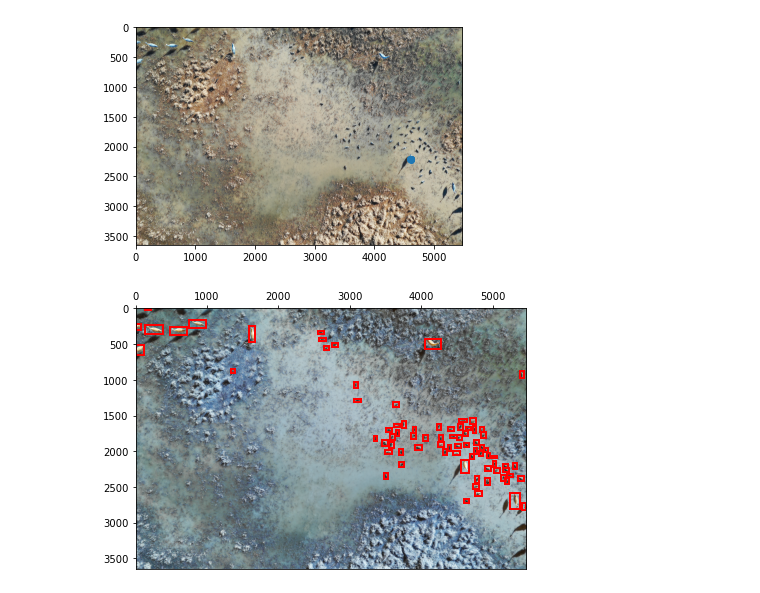
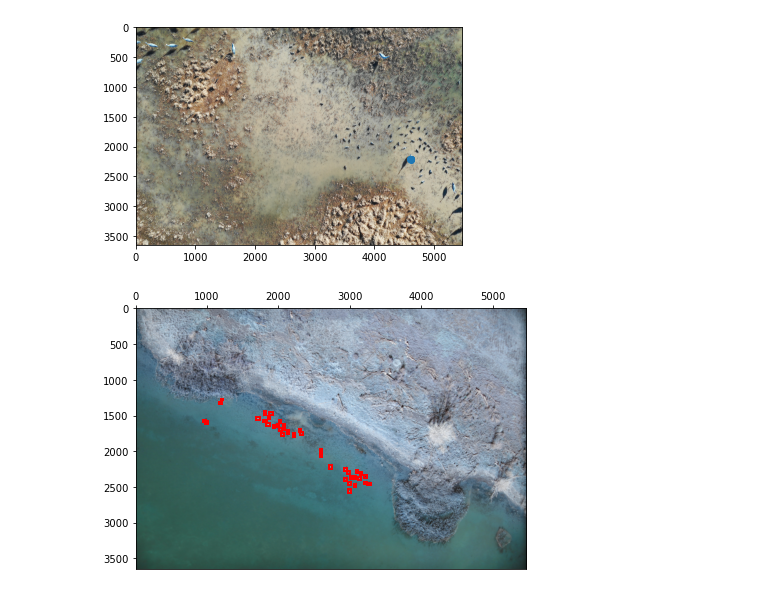
Before and after one commit to rowanoaktree/AggregationScripts, a Jupyter notebook: utils/usfws_refinement.ipynb, the cells around one changed output. Cells and saved outputs as stored; diff of their text form; code cells hidden in the pictures.

```diff
--- a/utils/usfws_refinement.ipynb
+++ b/utils/usfws_refinement.ipynb
@@ -218,33 +218,33 @@ ax.scatter(onecluster["c_x"],onecluster["c_y"])
 [figure]
 # %%
 #Checking that refined bounding boxes appear as expected
-testimg = "BDA_18A4_20181107_1.JPG"
+testimg = "mxw_L13_20181215_1.JPG"
 subset = refined_id[refined_id["filename"] == testimg]
 img = cv2.imread(imgpath+"/"+testimg)
 #onecluster = subset.loc[subset["cluster_id"] == 0]
 
 bboxes = list(subset["bbox"])
 
 def get_bb(bboxes, img):
     boxes = bboxes.copy()
 
     return np.squeeze(boxes)
 
 def img_show(img, ax = None, figsize=(7,11)):
   if ax is None: fig, ax = plt.subplots(figsize=figsize)
   ax.xaxis.tick_top()
   ax.imshow(img)
   return ax
 
 def draw_box(img, ax, bb):
   patch = ax.add_patch(patches.Rectangle((bb[0],bb[1]), bb[2], bb[3], fill=False, edgecolor='red', lw=2))
 
 def plot_sample(img,bboxes, ax=None, figsize=(7,11)):
   bb = get_bb(bboxes, img)
   ax = img_show(img, ax=ax)
   for i in range(len(bboxes)):
     draw_box(img,ax,bb[i])
 
 plot_sample(img,bboxes)
 # %% [output]
-[figure, old version]
+[figure, new version]
```
